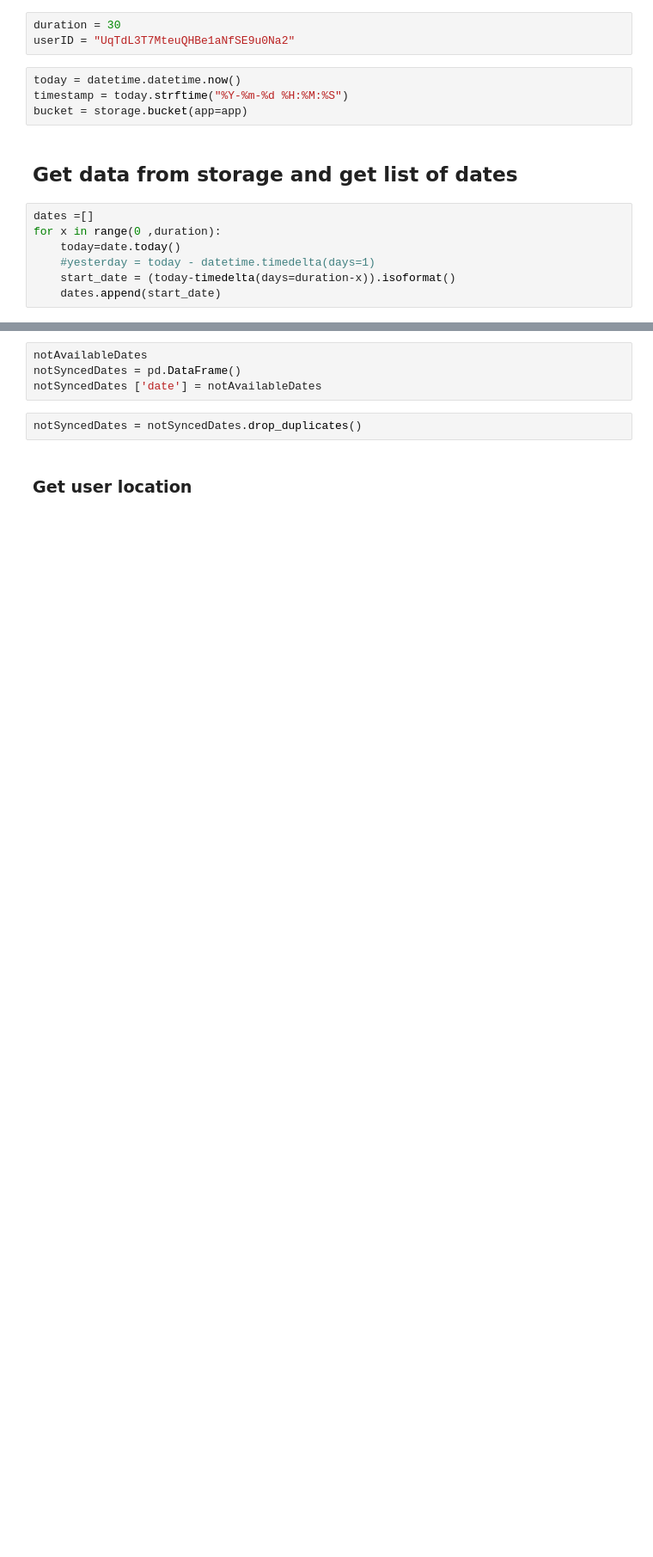
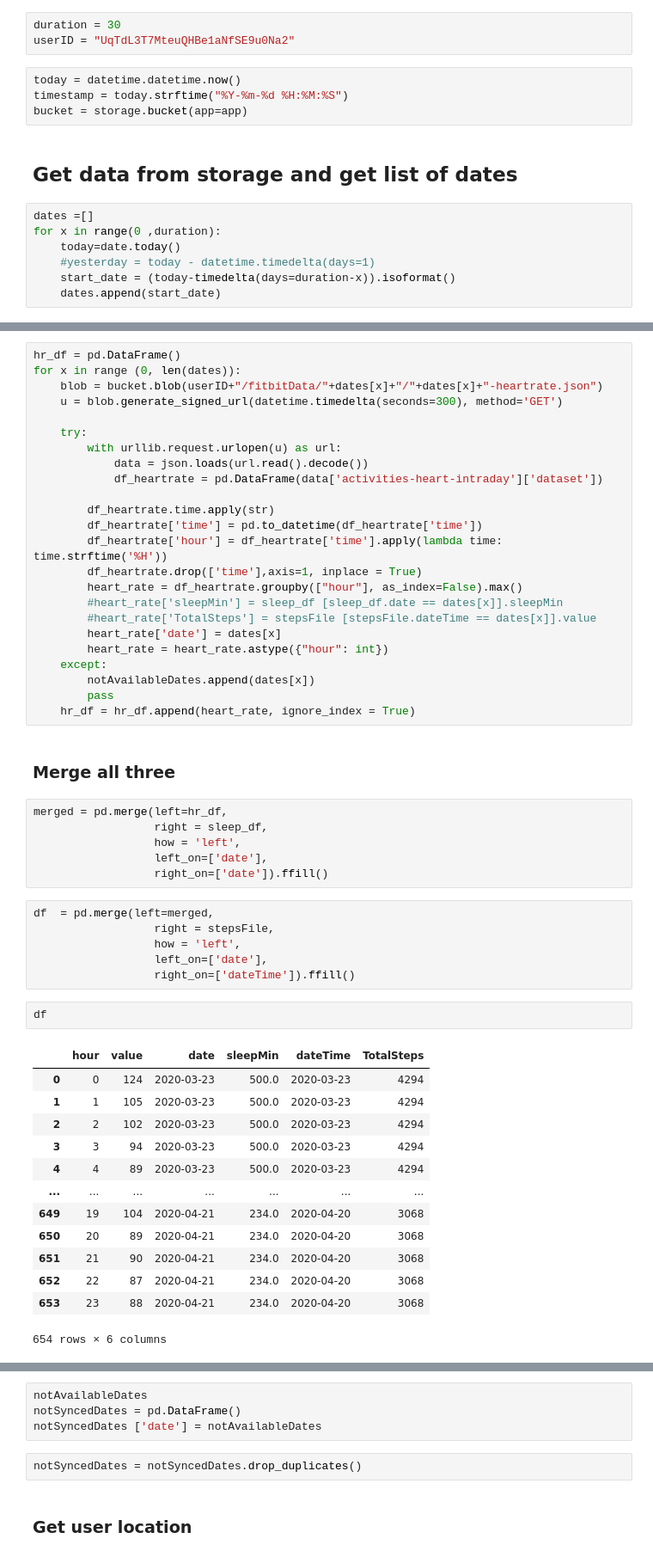
Before and after one commit to RaghadAlshalaan/SereneReport, a Jupyter notebook: PatientReport.ipynb, the cells around one changed output, grey strips where cells are left out. Shown: that part at 86% size. Saved outputs shown, nothing was run; the diff lists cells and outputs as text; blank space fills up the shorter version.

```diff
--- a/PatientReport.ipynb
+++ b/PatientReport.ipynb
@@ -67 +111,55 @@ for x in range(0 ,duration):
+# %%
+hr_df = pd.DataFrame()
+for x in range (0, len(dates)):
+    blob = bucket.blob(userID+"/fitbitData/"+dates[x]+"/"+dates[x]+"-heartrate.json")
+    u = blob.generate_signed_url(datetime.timedelta(seconds=300), method='GET')
+
+    try:
+        with urllib.request.urlopen(u) as url:
+            data = json.loads(url.read().decode())
+            df_heartrate = pd.DataFrame(data['activities-heart-intraday']['dataset'])
+
+        df_heartrate.time.apply(str)
+        df_heartrate['time'] = pd.to_datetime(df_heartrate['time'])
+        df_heartrate['hour'] = df_heartrate['time'].apply(lambda time: time.strftime('%H'))
+        df_heartrate.drop(['time'],axis=1, inplace = True)
+        heart_rate = df_heartrate.groupby(["hour"], as_index=False).max()
+        #heart_rate['sleepMin'] = sleep_df [sleep_df.date == dates[x]].sleepMin
+        #heart_rate['TotalSteps'] = stepsFile [stepsFile.dateTime == dates[x]].value
+        heart_rate['date'] = dates[x]
+        heart_rate = heart_rate.astype({"hour": int})
+    except:
+        notAvailableDates.append(dates[x])
+        pass
+    hr_df = hr_df.append(heart_rate, ignore_index = True)
+# %% [markdown]
+### Merge all three
+# %%
+merged = pd.merge(left=hr_df,
+                  right = sleep_df,
+                  how = 'left',
+                  left_on=['date'],
+                  right_on=['date']).ffill()
+# %%
+df  = pd.merge(left=merged,
+                  right = stepsFile,
+                  how = 'left',
+                  left_on=['date'],
+                  right_on=['dateTime']).ffill()
+# %%
+df
+# %% [output]
+|  | hour | value | date | sleepMin | dateTime | TotalSteps |
+| 0 | 0 | 124 | 2020-03-23 | 500.0 | 2020-03-23 | 4294 |
+| 1 | 1 | 105 | 2020-03-23 | 500.0 | 2020-03-23 | 4294 |
+| 2 | 2 | 102 | 2020-03-23 | 500.0 | 2020-03-23 | 4294 |
+| 3 | 3 | 94 | 2020-03-23 | 500.0 | 2020-03-23 | 4294 |
+| 4 | 4 | 89 | 2020-03-23 | 500.0 | 2020-03-23 | 4294 |
+| ... | ... | ... | ... | ... | ... | ... |
+| 649 | 19 | 104 | 2020-04-21 | 234.0 | 2020-04-20 | 3068 |
+| 650 | 20 | 89 | 2020-04-21 | 234.0 | 2020-04-20 | 3068 |
+| 651 | 21 | 90 | 2020-04-21 | 234.0 | 2020-04-20 | 3068 |
+| 652 | 22 | 87 | 2020-04-21 | 234.0 | 2020-04-20 | 3068 |
+| 653 | 23 | 88 | 2020-04-21 | 234.0 | 2020-04-20 | 3068 |
+654 rows × 6 columns
 # %%
```
Also changed, not shown: parts of 35 cells of this notebook, 4 other files.
